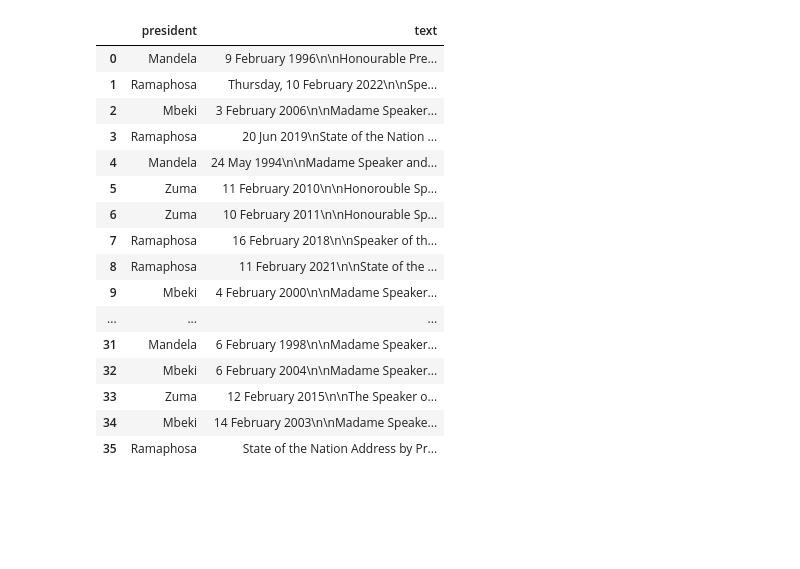
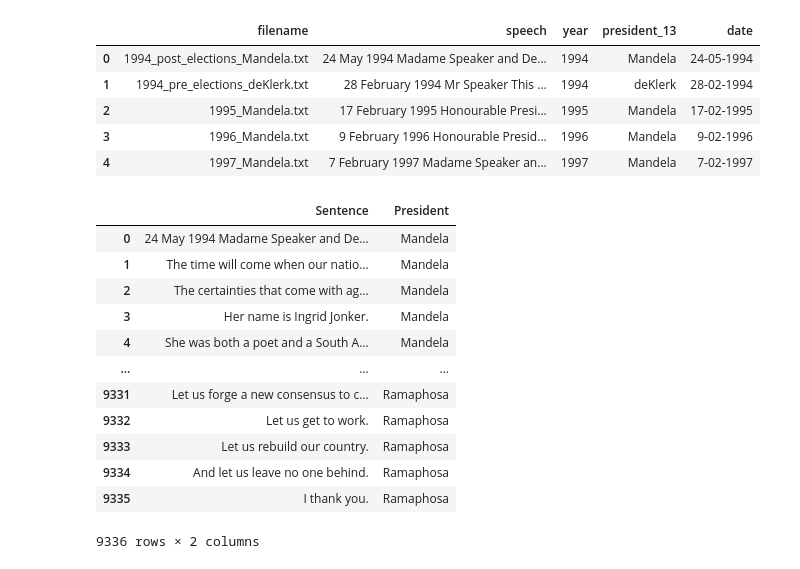
Before and after one commit to nnyase/data-science-4-industry, a Jupyter notebook: Assignment.ipynb, the cells around one changed output. Saved outputs shown, nothing was run; the diff lists cells and outputs as text; code cells hidden in the pictures; blank space fills up the shorter version.

```diff
--- a/Assignment.ipynb
+++ b/Assignment.ipynb
@@ -19,22 +19,38 @@ def preprocess(folder_path='sona-addresses-1994-2023'):
 # %%
-df=preprocess()
+df.head()
+# %% [output]
+|  | filename | speech | year | president_13 | date |
+| 0 | 1994_post_elections_Mandela.txt | 24 May 1994 Madame Speaker and De... | 1994 | Mandela | 24-05-1994 |
+| 1 | 1994_pre_elections_deKlerk.txt | 28 February 1994 Mr Speaker This ... | 1994 | deKlerk | 28-02-1994 |
+| 2 | 1995_Mandela.txt | 17 February 1995 Honourable Presi... | 1995 | Mandela | 17-02-1995 |
+| 3 | 1996_Mandela.txt | 9 February 1996 Honourable Presid... | 1996 | Mandela | 9-02-1996 |
+| 4 | 1997_Mandela.txt | 7 February 1997 Madame Speaker an... | 1997 | Mandela | 7-02-1997 |
 # %%
-df
+sentences = []
+presidents = []
+
+for index, row in df.iterrows():
+    speech_sentences = sent_tokenize(row['speech'])
+    sentences.extend(speech_sentences)
+    presidents.extend([row['president_13']] * len(speech_sentences))
+
+sentence_df = pd.DataFrame({
+    'Sentence': sentences,
+    'President': presidents
+})
-# %% [output]
-|  | president | text |
-| 0 | Mandela | 9 February 1996\n\nHonourable Pre... |
-| 1 | Ramaphosa | Thursday, 10 February 2022\n\nSpe... |
-| 2 | Mbeki | 3 February 2006\n\nMadame Speaker... |
-| 3 | Ramaphosa | 20 Jun 2019\nState of the Nation ... |
-| 4 | Mandela | 24 May 1994\n\nMadame Speaker and... |
-| 5 | Zuma | 11 February 2010\n\nHonorouble Sp... |
-| 6 | Zuma | 10 February 2011\n\nHonourable Sp... |
-| 7 | Ramaphosa | 16 February 2018\n\nSpeaker of th... |
-| 8 | Ramaphosa | 11 February 2021\n\nState of the ... |
-| 9 | Mbeki | 4 February 2000\n\nMadame Speaker... |
-| ... | ... | ... |
-| 31 | Mandela | 6 February 1998\n\nMadame Speaker... |
-| 32 | Mbeki | 6 February 2004\n\nMadame Speaker... |
-| 33 | Zuma | 12 February 2015\n\nThe Speaker o... |
-| 34 | Mbeki | 14 February 2003\n\nMadame Speake... |
-| 35 | Ramaphosa | State of the Nation Address by Pr... |
+# %%
+sentence_df
+# %% [output]
+|  | Sentence | President |
+| 0 | 24 May 1994 Madame Speaker and De... | Mandela |
+| 1 | The time will come when our natio... | Mandela |
+| 2 | The certainties that come with ag... | Mandela |
+| 3 | Her name is Ingrid Jonker. | Mandela |
+| 4 | She was both a poet and a South A... | Mandela |
+| ... | ... | ... |
+| 9331 | Let us forge a new consensus to c... | Ramaphosa |
+| 9332 | Let us get to work. | Ramaphosa |
+| 9333 | Let us rebuild our country. | Ramaphosa |
+| 9334 | And let us leave no one behind. | Ramaphosa |
+| 9335 | I thank you. | Ramaphosa |
+9336 rows × 2 columns
```
Also changed, not shown: parts of 38 cells of this notebook.
